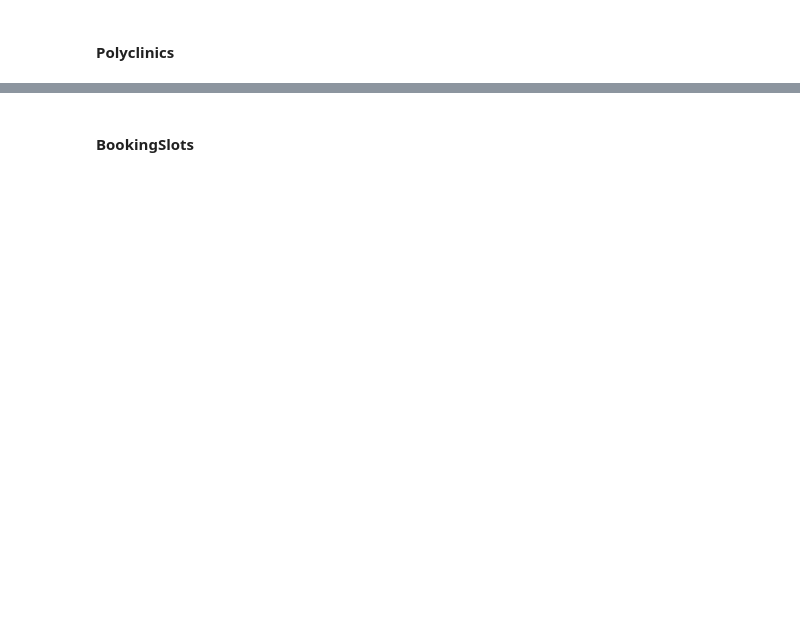
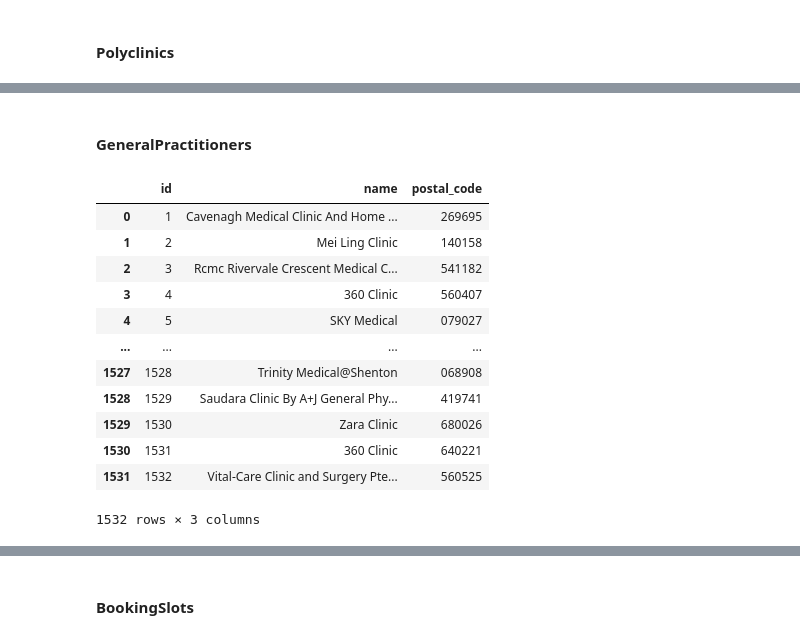
Before and after one commit to 0Upjh80d/agents, a Jupyter notebook: notebooks/query_database.ipynb, the cells around one changed output, grey strips where cells are left out. Cells and saved outputs as stored; diff of their text form; code cells hidden in the pictures; blank space fills up the shorter version.

```diff
--- a/notebooks/query_database.ipynb
+++ b/notebooks/query_database.ipynb
@@ -145,0 +169,23 @@ display(polyclinic_df)
+# %% [markdown]
+#### GeneralPractitioners
+# %%
+# Query the Vaccines table
+query = "SELECT * FROM GeneralPractitioners"
+# Execute the query and load results into a DataFrame
+gp_df = pd.read_sql(query, conn)
+# Display the results
+display(gp_df)
+# %% [output]
+|  | id | name | postal_code |
+| 0 | 1 | Cavenagh Medical Clinic And Home ... | 269695 |
+| 1 | 2 | Mei Ling Clinic | 140158 |
+| 2 | 3 | Rcmc Rivervale Crescent Medical C... | 541182 |
+| 3 | 4 | 360 Clinic | 560407 |
+| 4 | 5 | SKY Medical | 079027 |
+| ... | ... | ... | ... |
+| 1527 | 1528 | Trinity Medical@Shenton | 068908 |
+| 1528 | 1529 | Saudara Clinic By A+J General Phy... | 419741 |
+| 1529 | 1530 | Zara Clinic | 680026 |
+| 1530 | 1531 | 360 Clinic | 640221 |
+| 1531 | 1532 | Vital-Care Clinic and Surgery Pte... | 560525 |
+1532 rows × 3 columns
```
Also changed, not shown: parts of 14 cells of this notebook, 1 other file.
